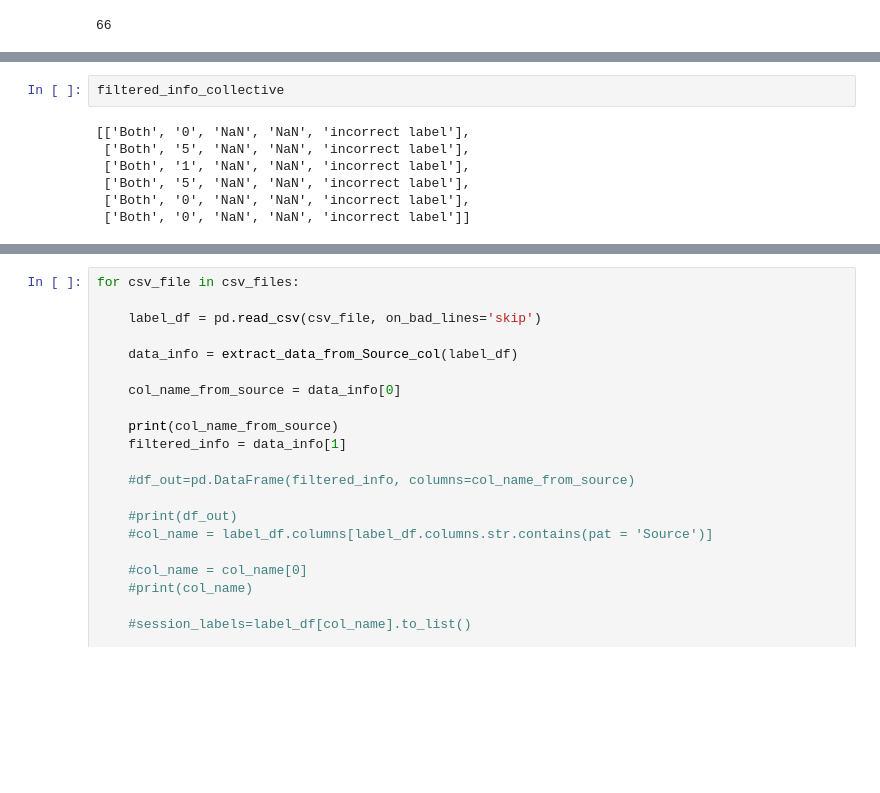
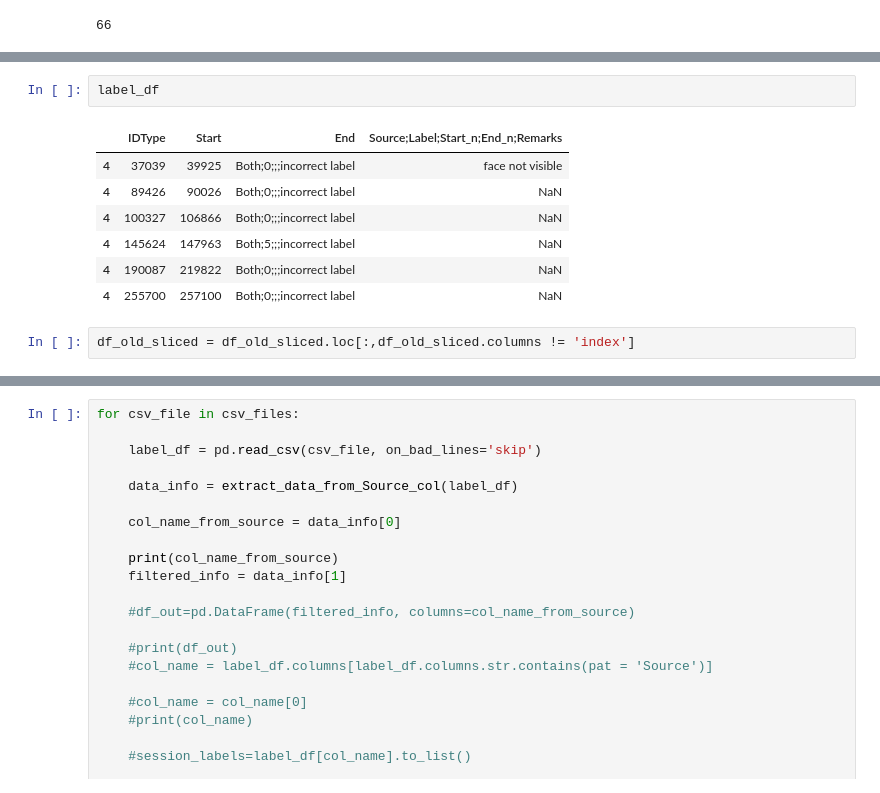
Before and after one commit to saifhanjra/EVITA_label_quality_checker, a Jupyter notebook: ground_truth_cehcker.ipynb, the cells around one changed output, grey strips where cells are left out. Saved outputs shown, nothing was run; the diff lists cells and outputs as text; blank space fills up the shorter version.

```diff
--- a/ground_truth_cehcker.ipynb
+++ b/ground_truth_cehcker.ipynb
@@ -42,9 +56,12 @@ col_name = ['source','label','start_n','end_n', 'remark']
+# %%
+label_df
+# %% [output]
+|  | IDType | Start | End | Source;Label;Start_n;End_n;Remarks |
+| 4 | 37039 | 39925 | Both;0;;;incorrect label | face not visible |
+| 4 | 89426 | 90026 | Both;0;;;incorrect label | NaN |
+| 4 | 100327 | 106866 | Both;0;;;incorrect label | NaN |
+| 4 | 145624 | 147963 | Both;5;;;incorrect label | NaN |
+| 4 | 190087 | 219822 | Both;0;;;incorrect label | NaN |
+| 4 | 255700 | 257100 | Both;0;;;incorrect label | NaN |
 # %%
-filtered_info_collective
+df_old_sliced = df_old_sliced.loc[:,df_old_sliced.columns != 'index']
-# %% [output]
-[['Both', '0', 'NaN', 'NaN', 'incorrect label'],
- ['Both', '5', 'NaN', 'NaN', 'incorrect label'],
- ['Both', '1', 'NaN', 'NaN', 'incorrect label'],
- ['Both', '5', 'NaN', 'NaN', 'incorrect label'],
- ['Both', '0', 'NaN', 'NaN', 'incorrect label'],
- ['Both', '0', 'NaN', 'NaN', 'incorrect label']]
```
Also changed, not shown: parts of 14 cells of this notebook.
